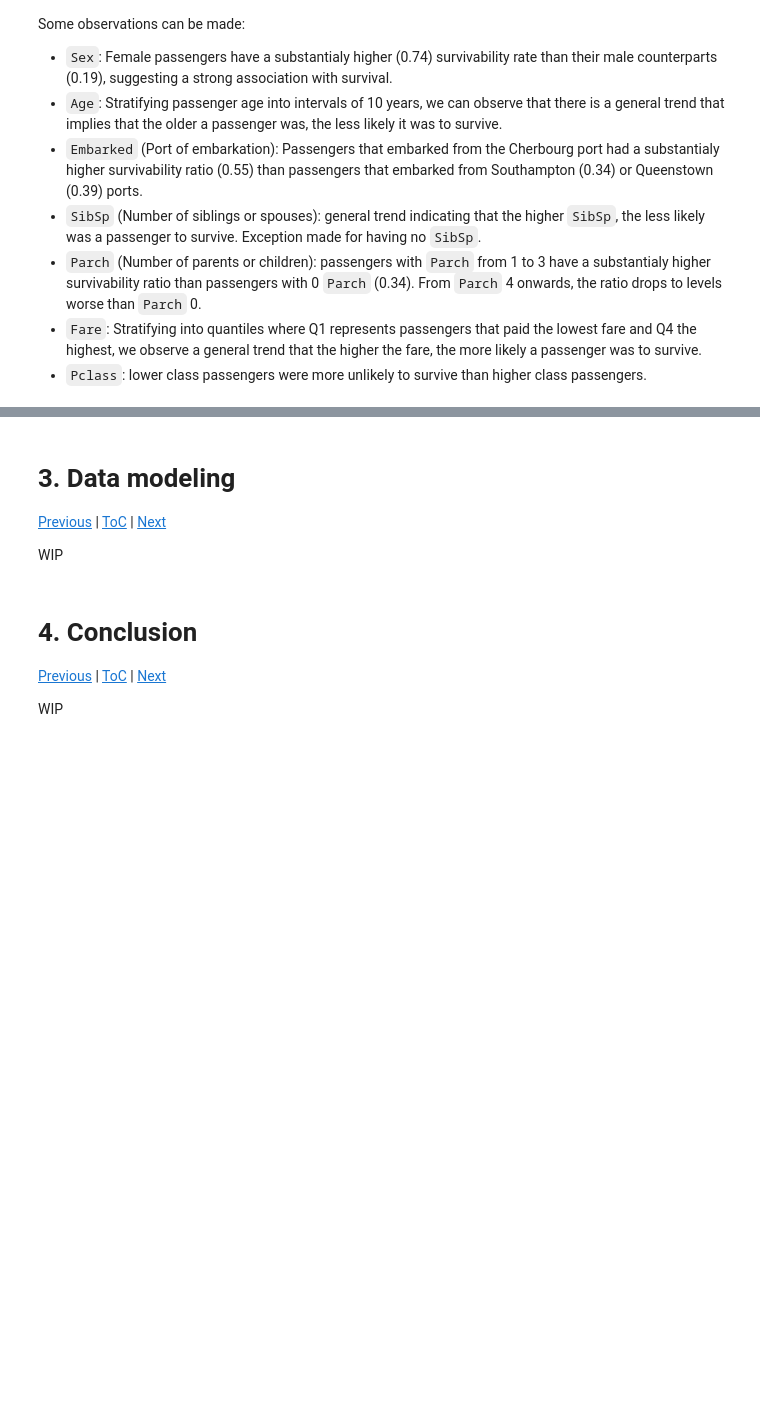
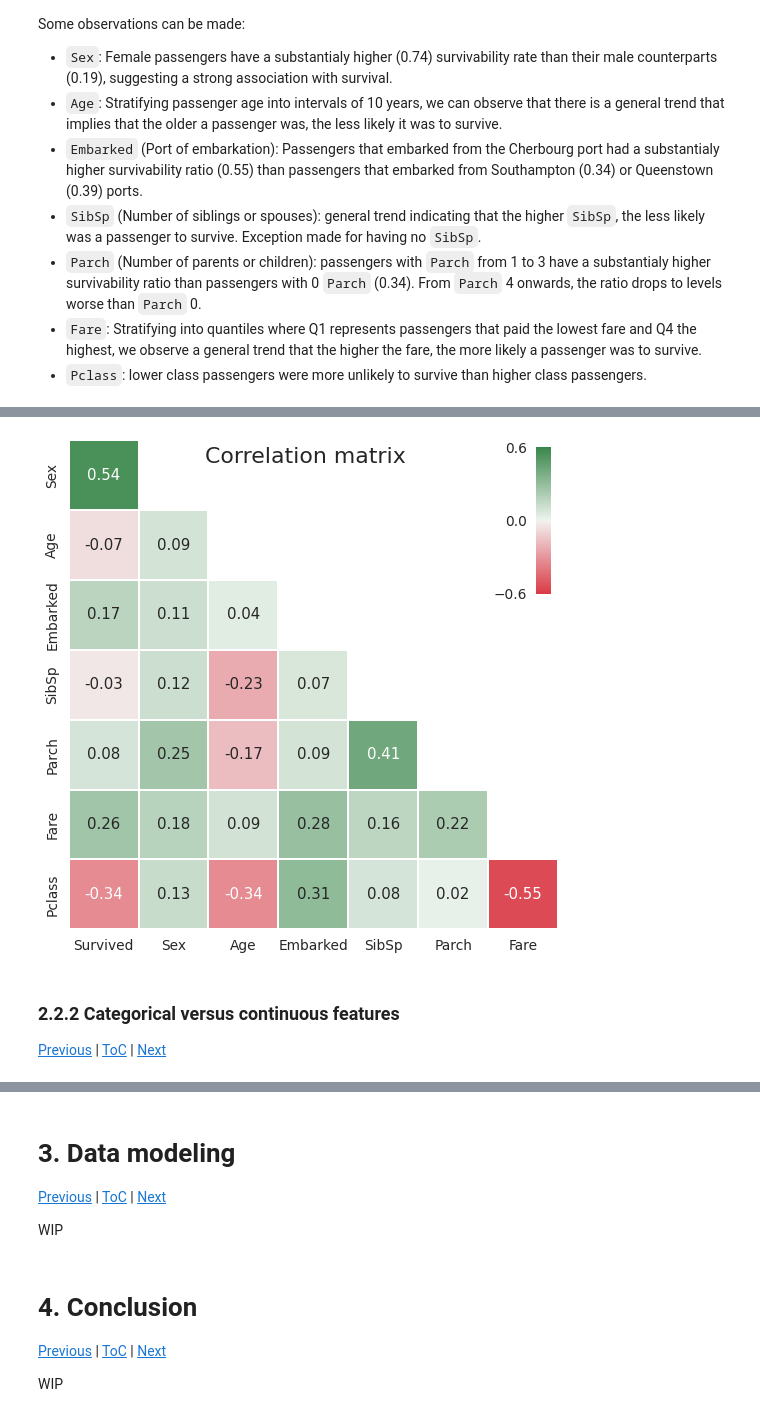
Before and after one commit to BPRateiro/Kaggle-competitions, a Jupyter notebook: titanic-eda-and-prediction.ipynb, the cells around one changed output, grey strips where cells are left out. Cells and saved outputs as stored; diff of their text form; code cells hidden in the pictures; blank space fills up the shorter version.

```diff
--- a/titanic-eda-and-prediction.ipynb
+++ b/titanic-eda-and-prediction.ipynb
@@ -608,0 +550,78 @@ categorical_vs_continuous()
+# %%
+def correlation_matrix(features):
+    "Prints correlation matrix for selected features, even categorical"
+    corr = associations(
+        dataset = train[features],
+        plot = False,
+        compute_only = True,
+    )['corr'];
+
+    # Generate a mask for the upper triangle
+    mask = np.triu(np.ones_like(corr, dtype=bool))
+
+    # Set up the matplotlib figure
+    fig, ax = plt.subplots(figsize=(9, 9))
+
+    # Generate a custom diverging colormap
+    cmap = sns.diverging_palette(10, 133, as_cmap=True)
+
+    # Remove first row and column, they would be empty
+    corr = corr.iloc[1:,:-1]
+    mask = mask[1:,:-1]
+
+    # Draw the heatmap with the mask and correct aspect ratio
+    ax = sns.heatmap(
+        data = corr,
+        mask = mask,
+        cmap = cmap,
+        fmt = '.2f',
+        cbar = False,
+        vmax = .6,
+        vmin = -.6,
+        center = 0,
+        annot = True,
+        square = True,
+        linewidths = 2,
+        cbar_kws = {"shrink": .5}
+    )
+    ax.tick_params(left=False, bottom=False)
+
+    # Title
+    fig.text(
+        x = .5,
+        y = .87,
+        s = "Correlation matrix",
+        ha="center",
+        va="top",
+        size=22,
+    );
+
+    # Custom colorbar axis
+    cbaxes = inset_axes(
+        ax,
+        width="3%",
+        height="30%",
+        loc=1
+    )
+
+    # Populate colorbar
+    clb = plt.colorbar(
+        mappable = ax.collections[0],
+        cax = cbaxes,
+        ticks = [-.6,0,.6],
+        orientation = 'vertical',
+        drawedges = False,
+    )
+
+    # Remove outline, rotate tick labels and remove ticks
+    clb.outline.set_visible(False)
+    cbaxes.yaxis.tick_left()
+    cbaxes.tick_params(left=False, bottom=False)
+
+correlation_matrix(primary_target+primary_features)
+# %% [output]
+[figure, added]
+# %% [markdown]
+<a id="2.2.2"></a>
+### 2.2.2 Categorical versus continuous features
+[Previous](#2.2.1) | [ToC](#ToC) | [Next](#3)
```
Also changed, not shown: parts of 12 cells of this notebook.
